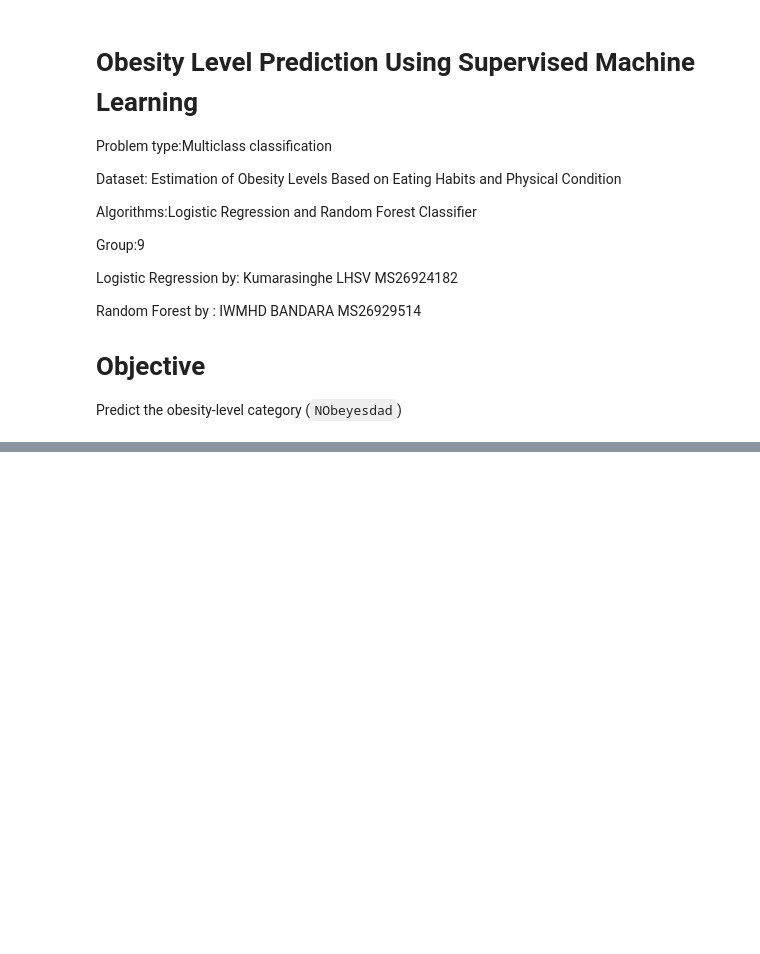
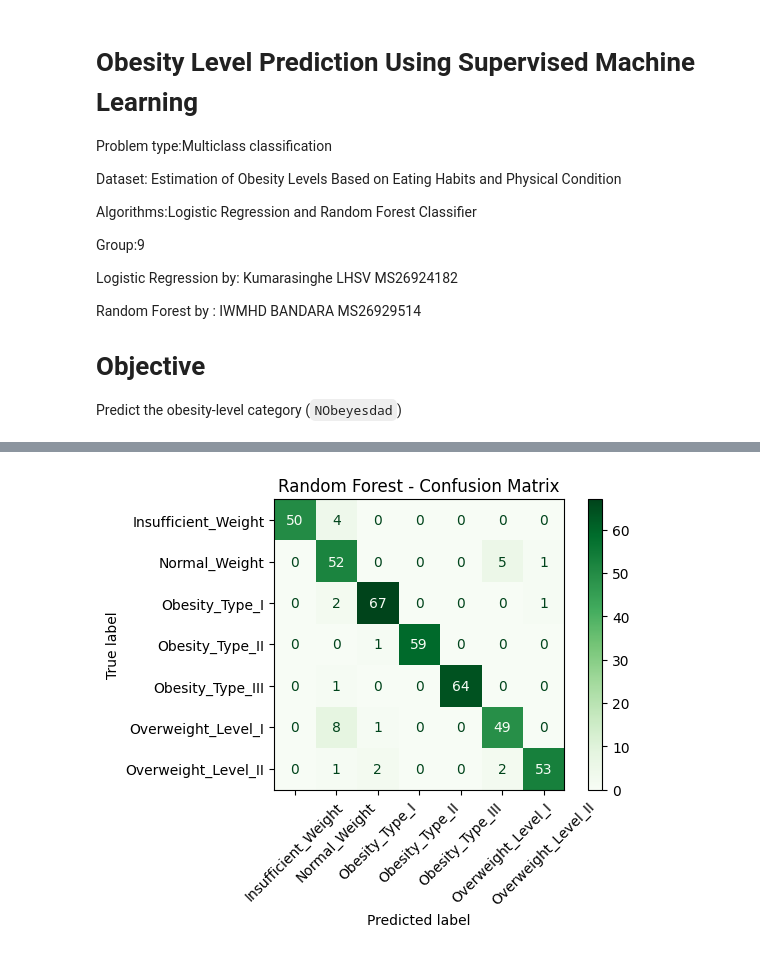
Before and after one commit to SathiraKumarasinghe/Obesity-Classification, a Jupyter notebook: obesity_level_classification.ipynb, the cells around one changed output, grey strips where cells are left out. Drawn from its saved outputs; the diff is of its cells as text; code cells hidden in the pictures; blank space fills up the shorter version.

Commit message:
Complete Random Forest analysis implementation

```diff
--- a/obesity_level_classification.ipynb
+++ b/obesity_level_classification.ipynb
@@ -116,0 +203,21 @@ plt.show()
+# %%
+random_forest_model = Pipeline(steps=[
+    ("preprocessor", preprocessor),
+    ("classifier", RandomForestClassifier(
+        n_estimators=300,
+        random_state=RANDOM_STATE,
+        class_weight="balanced",
+        n_jobs=-1
+    ))
+])
+
+random_forest_model.fit(X_train, y_train)
+rf_predictions = random_forest_model.predict(X_test)
+
+print("Random Forest results")
+print("Accuracy:", round(accuracy_score(y_test, rf_predictions), 4))
+print("Precision (macro):", round(precision_score(y_test, rf_predictions, average="macro", zero_division=0), 4))
+print("Recall (macro):", round(recall_score(y_test, rf_predictions, average="macro", zero_division=0), 4))
+print("F1-score (macro):", round(f1_score(y_test, rf_predictions, average="macro", zero_division=0), 4))
+print("\\nClassification report:")
+print(classification_report(y_test, rf_predictions, zero_division=0))
@@ -116,0 +244,9 @@ plt.show()
+# %%
+ConfusionMatrixDisplay.from_predictions(
+    y_test, rf_predictions, xticks_rotation=45, cmap="Greens"
+)
+plt.title("Random Forest - Confusion Matrix")
+plt.tight_layout()
+plt.show()
+# %% [output]
+[figure, added]
```
Also changed, not shown: parts of 7 cells of this notebook, 2 other files.
